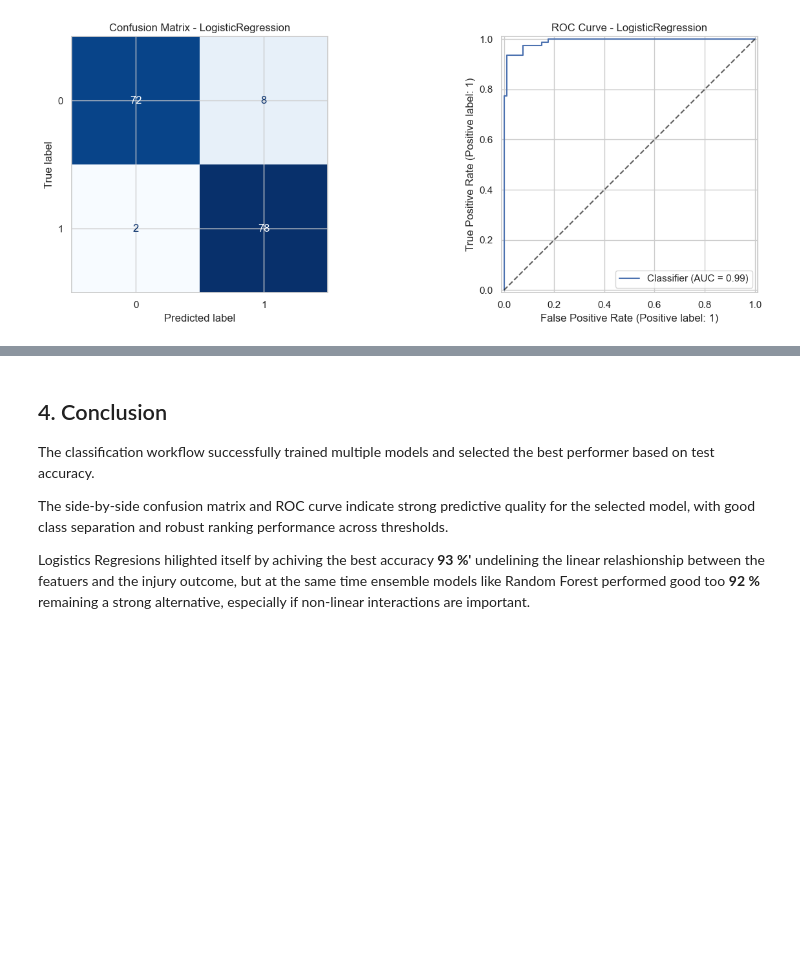
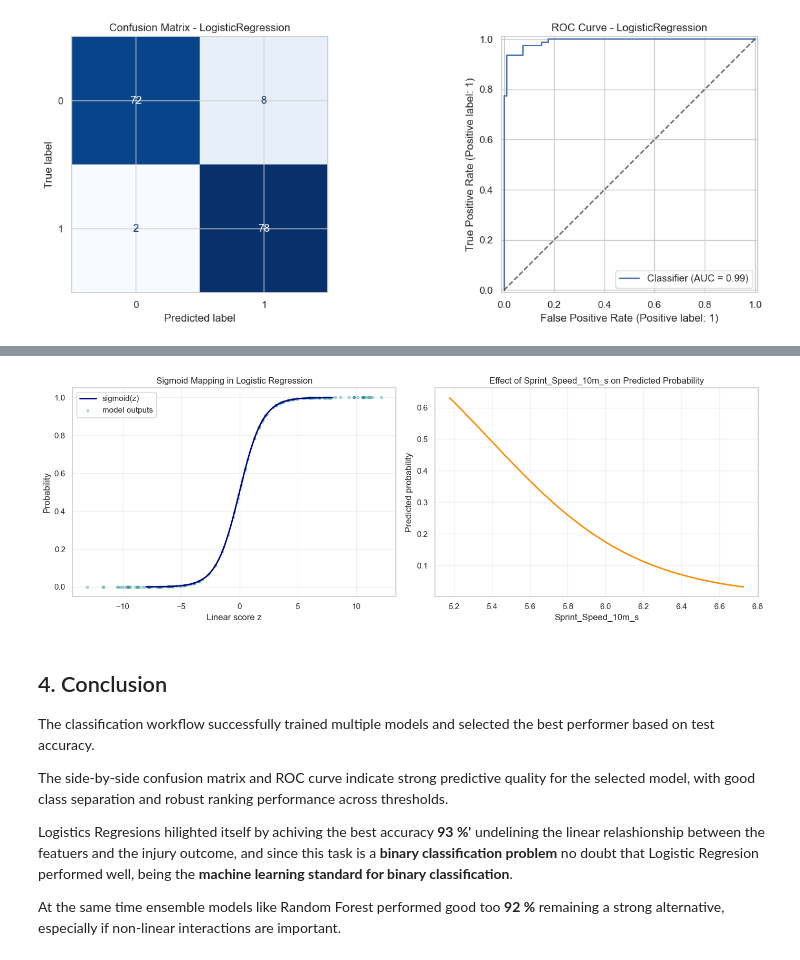
Before and after one commit to yaeby/football-injury-prediction, a Jupyter notebook: sample.ipynb, the cells around one changed output, grey strips where cells are left out. Cells and saved outputs as stored; diff of their text form; code cells hidden in the pictures; blank space fills up the shorter version.

Commit message:
add sigmoid mapping plot

```diff
--- a/sample.ipynb
+++ b/sample.ipynb
@@ -333,0 +338,16 @@ plt.show()
+# %%
+log_model = next((m for m in models if isinstance(m, LogisticRegression)), None)
+if log_model is None:
+    raise ValueError("LogisticRegression model not found in models list.")
+
+coef_df = pd.DataFrame({
+    "Feature": X_train.columns,
+    "Coefficient": log_model.coef_.ravel(),
+})
+coef_df["Odds_Ratio"] = np.exp(coef_df["Coefficient"])
+coef_df = coef_df.reindex(
+    coef_df["Coefficient"].abs().sort_values(ascending=False).index
+).reset_index(drop=True)
+
+print("Top Logistic Regression coefficients by absolute magnitude:")
+display(coef_df.head(10))
@@ -334,3 +367,45 @@ plt.show()
+# %%
+def sigmoid(z):
+    return 1 / (1 + np.exp(-z))
+
+top_feature = coef_df.loc[0, "Feature"]
+x_line = np.linspace(
+    X_train[top_feature].quantile(0.01),
+    X_train[top_feature].quantile(0.99),
+    200,
+ )
+
+baseline = X_train.median(numeric_only=True)
+X_line = pd.DataFrame([baseline.values] * len(x_line), columns=baseline.index)
+X_line = X_line.reindex(columns=X_train.columns, fill_value=0.0)
+X_line[top_feature] = x_line
+
+y_line = log_model.predict_proba(X_line)[:, 1]
+
+z_grid = np.linspace(-8, 8, 400)
+z_test = log_model.decision_function(X_test)
+p_test = log_model.predict_proba(X_test)[:, 1]
+
+fig, axes = plt.subplots(1, 2, figsize=(14, 5))
+
+axes[0].plot(z_grid, sigmoid(z_grid), color="navy", linewidth=2, label="sigmoid(z)")
+axes[0].scatter(z_test, p_test, s=12, alpha=0.25, color="teal", label="model outputs")
+axes[0].set_title("Sigmoid Mapping in Logistic Regression")
+axes[0].set_xlabel("Linear score z")
+axes[0].set_ylabel("Probability")
+axes[0].legend()
+axes[0].grid(alpha=0.3)
+
+axes[1].plot(x_line, y_line, color="darkorange", linewidth=2)
+axes[1].set_title(f"Effect of {top_feature} on Predicted Probability")
+axes[1].set_xlabel(top_feature)
+axes[1].set_ylabel("Predicted probability")
+axes[1].grid(alpha=0.3)
+
+plt.tight_layout()
+plt.show()
+# %% [output]
+[figure, added]
 # %% [markdown]
 <a id='4-conclusion'></a>
 ## 4. Conclusion
@@ -339,4 +414,6 @@ The classification workflow successfully trained multiple models and selected th
 
 The side-by-side confusion matrix and ROC curve indicate strong predictive quality for the selected model, with good class separation and robust ranking performance across thresholds.
 
-Logistics Regresions hilighted itself by achiving the best accuracy **93 %'** undelining the linear relashionship between the featuers and the injury outcome, but at the same time ensemble models like Random Forest performed good too **92 %** remaining a strong alternative, especially if non-linear interactions are important.
+Logistics Regresions hilighted itself by achiving the best accuracy **93 %'** undelining the linear relashionship between the featuers and the injury outcome, and since this task is a **binary classification problem** no doubt that Logistic Regresion performed well, being the **machine learning standard for binary classification**.
+
+At the same time ensemble models like Random Forest performed good too **92 %** remaining a strong alternative, especially if non-linear interactions are important.
```
Also changed, not shown: parts of 2 cells of this notebook.
